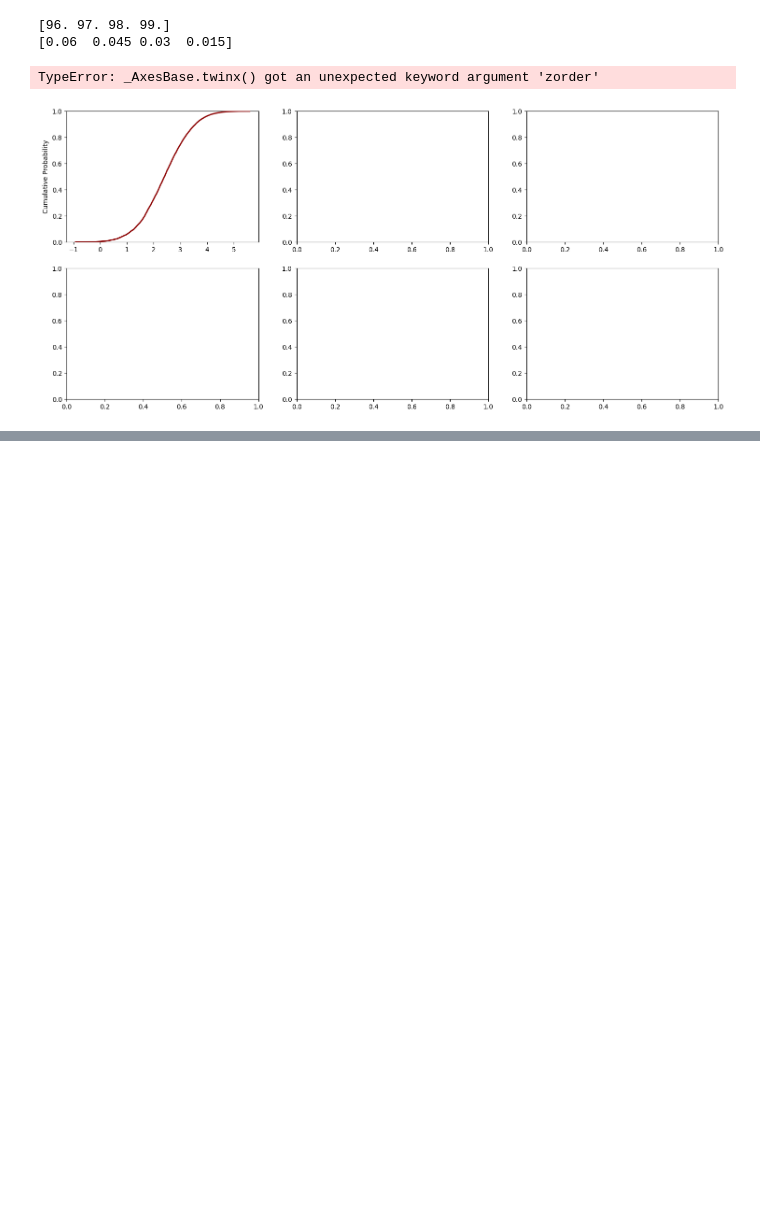
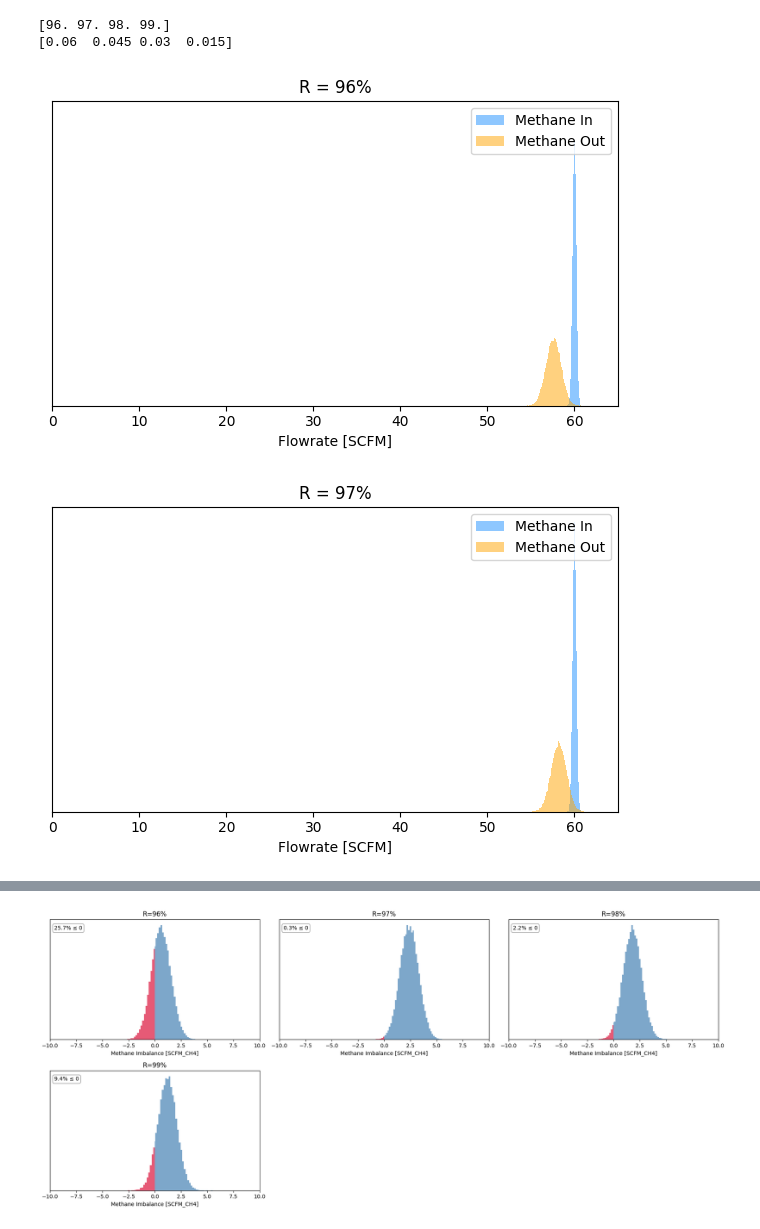
Before and after one commit to joshuamwalker/Roeslein, a Jupyter notebook: MonteCarlo.ipynb, the cells around one changed output, grey strips where cells are left out. Saved outputs shown, nothing was run; the diff lists cells and outputs as text; code cells hidden in the pictures; blank space fills up the shorter version.

```diff
--- a/MonteCarlo.ipynb
+++ b/MonteCarlo.ipynb
@@ -159,36 +262,44 @@ def plot_simulation_grid(sim_outputs, titles=None):
 # %%
 # Given simulation conditions
-n = 1e4
+n = 5e4
 F_F = 100
 X_F = 60
 F_P = 60
 Rs = np.array([96, 97, 98, 99])  # Recovery percentages
-X_Ps = F_F * X_F / 100 * Rs / 100 / F_P * 100  # Calculated permeate compositions
+X_Ps = F_F * X_F / 100 * Rs / 100 / F_P * 100
 print(X_Ps)
 F_Ts = F_F - F_P
 X_Ts = (F_F * X_F / 100 - F_P * X_Ps / 100) / F_Ts
 print(X_Ts)
 
 sim_outputs = []
 titles = []
 
 # Run simulations
 for R, X_P in zip(Rs, X_Ps):
   FT_3131 = generic_instrument(F_F, 0.72 / 2, 'Normal', n, EngUnits='SCFM')
   AT_3131_e0 = generic_instrument(0, 1.00 / 2, 'Normal', n, EngUnits='mol%')
   AT_3131_e1 = generic_instrument(0, 1.20 / 2, 'Normal', n, EngUnits='mol%')
   FT_3732 = generic_instrument(F_P, 0.25 / 2, 'Normal', n, EngUnits='SCFM')
   AT_3753 = generic_instrument(X_P, 3.00 / 2, 'Normal', n, EngUnits='mol%')
 
-  E = FT_3131.MeasuredValues * (X_F + AT_3131_e0.MeasuredValues + AT_3131_e1.MeasuredValues) / 100 - FT_3732.MeasuredValues * AT_3753.MeasuredValues / 100
+  # E = FT_3131.MeasuredValues * (X_F + AT_3131_e0.MeasuredValues + AT_3131_e1.MeasuredValues) / 100 - FT_3732.MeasuredValues * AT_3753.MeasuredValues / 100
 
   sim_outputs.append(E)
   titles.append(f'R={R}%')
 
+  CH4_F = FT_3131.MeasuredValues * (X_F + AT_3131_e0.MeasuredValues + AT_3131_e1.MeasuredValues) / 100
+  CH4_P = FT_3732.MeasuredValues * AT_3753.MeasuredValues / 100
+  E = CH4_F - CH4_P
+  # plot_histogram_with_shading(E, title=f'R={R}%')
+
+  title = f"R = {R}%"
+  plot_methane_overlay_histograms(CH4_F, CH4_P, title=title)
+
 # Plot the results
-plot_simulation_grid(sim_outputs, titles)
+plot_simulation_grid2(sim_outputs, titles)
 # %% [output]
 [96. 97. 98. 99.]
 [0.06  0.045 0.03  0.015]
-TypeError: _AxesBase.twinx() got an unexpected keyword argument 'zorder'
-[figure, old version]
+[figure, new version]
+[figure, added]
@@ -194,0 +308 @@ TypeError: _AxesBase.twinx() got an unexpected keyword argument 'zorder'
+[figure, added]
```
Also changed, not shown: parts of 4 cells of this notebook.
